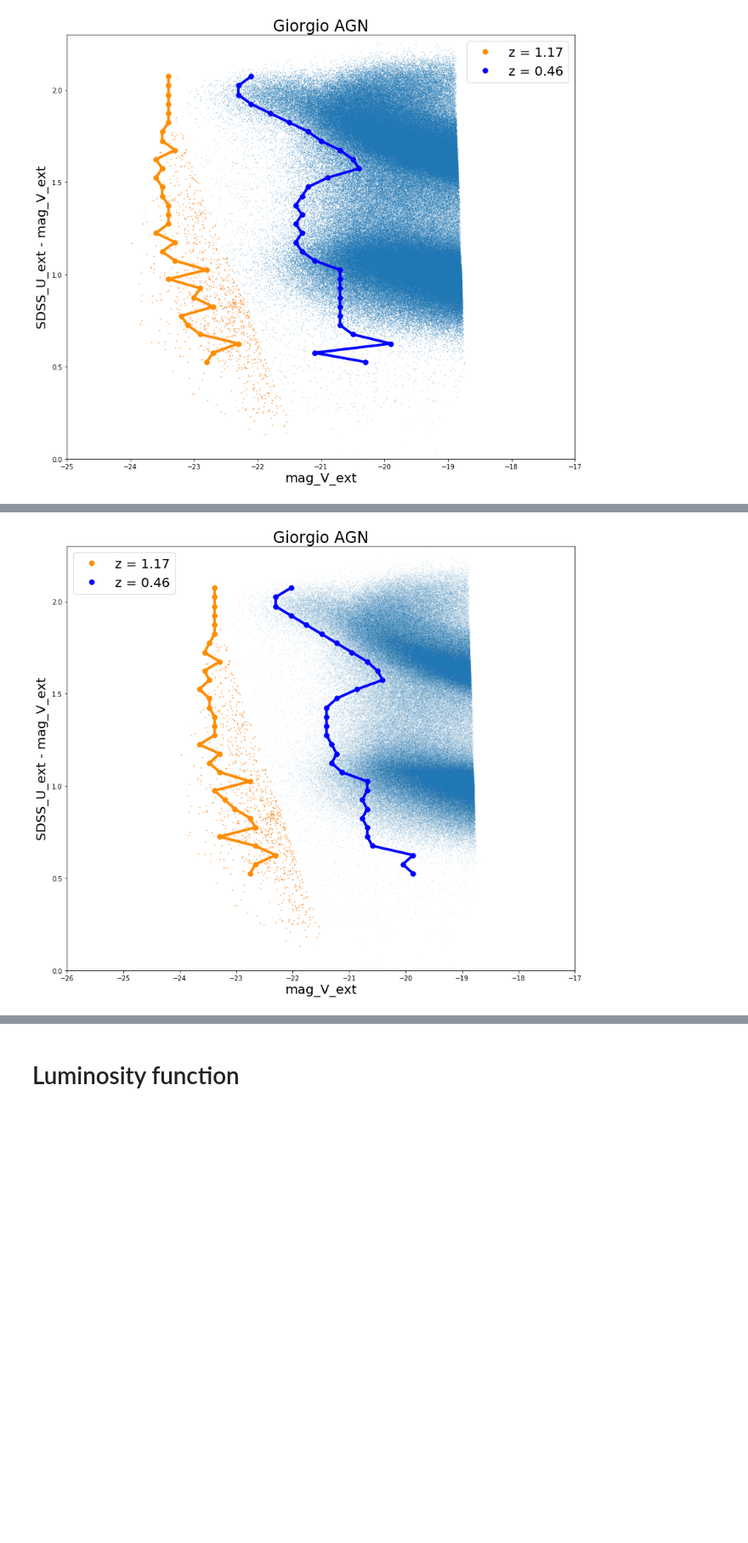
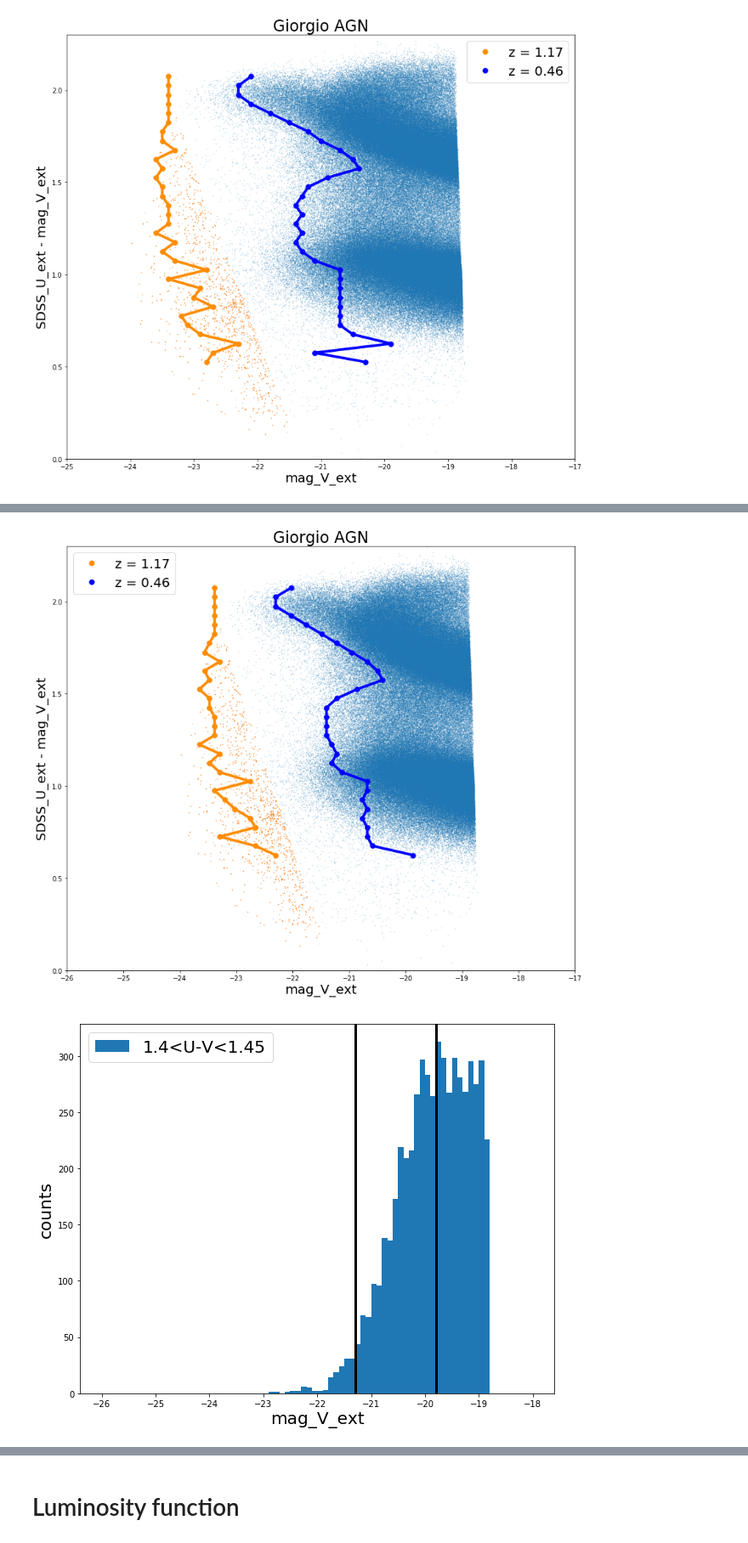
Before and after one commit to GiorgioManzoni/cosma_colmag, a Jupyter notebook: Plot_colour_magnitudes.ipynb, the cells around one changed output, grey strips where cells are left out. Shown at 85% size. Cells and saved outputs as stored; diff of their text form; code cells hidden in the pictures; blank space fills up the shorter version.

```diff
--- a/Plot_colour_magnitudes.ipynb
+++ b/Plot_colour_magnitudes.ipynb
@@ -528,11 +530,23 @@ colmag_cut(v37=v37_tot_feed,
            i47=i47_tot_feed,
            title='Giorgio AGN',
            path_fig='./plots/colmag_giorgio_feed.png',
+           save_fig=False,
            xbsz=0.09,
            ybsz=0.05,
            thr=0.15)
 # %% [output]
-[figure, old version]
+[figure, new version]
+# %%
+histo_in_colour_bin_general(min_col=1.40,
+                            max_col=1.45,
+                            v=np.array(v47_tot_feed),
+                            u=np.array(u47_tot_feed),
+                            i=np.array(i47_tot_feed),
+                            redshift=0.456,
+                            xbsz=0.1,
+                            thr=0.15)
+# %% [output]
+[figure, added]
 # %%
 colmag_cut(v37=v37_tot_nofeed,
            u37=u37_tot_nofeed,
```
Also changed, not shown: parts of 14 cells of this notebook.
